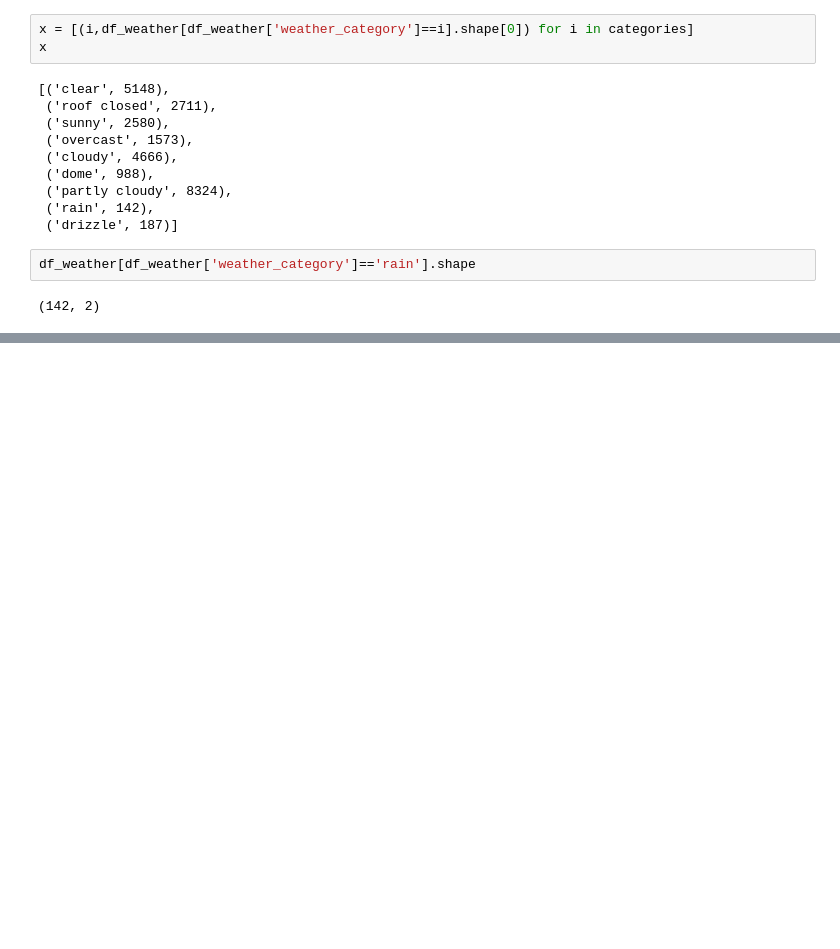
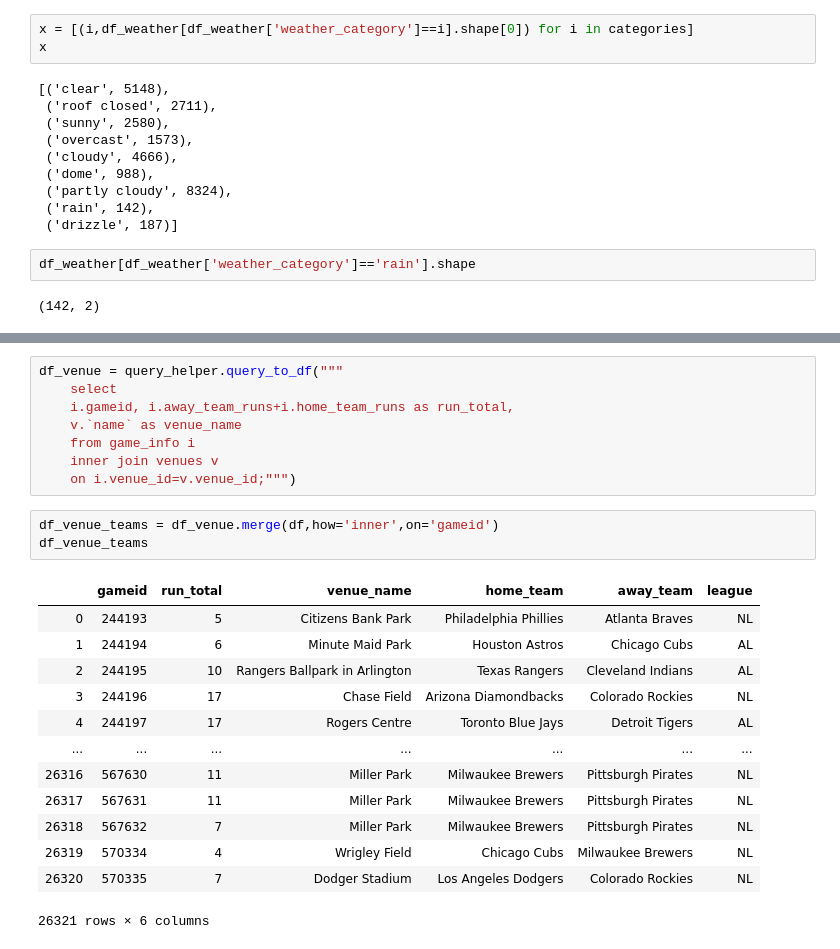
Before and after one commit to schlinkertc/MLB_Stats, a Jupyter notebook: analysis.ipynb, the cells around one changed output, grey strips where cells are left out. Drawn from its saved outputs; the diff is of its cells as text; blank space fills up the shorter version.

```diff
--- a/analysis.ipynb
+++ b/analysis.ipynb
@@ -273,0 +301,25 @@ clear = ['clear','sunny']
+# %%
+df_venue = query_helper.query_to_df("""
+    select
+    i.gameid, i.away_team_runs+i.home_team_runs as run_total,
+    v.`name` as venue_name
+    from game_info i
+    inner join venues v
+    on i.venue_id=v.venue_id;""")
+# %%
+df_venue_teams = df_venue.merge(df,how='inner',on='gameid')
+df_venue_teams
+# %% [output]
+|  | gameid | run_total | venue_name | home_team | away_team | league |
+| 0 | 244193 | 5 | Citizens Bank Park | Philadelphia Phillies | Atlanta Braves | NL |
+| 1 | 244194 | 6 | Minute Maid Park | Houston Astros | Chicago Cubs | AL |
+| 2 | 244195 | 10 | Rangers Ballpark in Arlington | Texas Rangers | Cleveland Indians | AL |
+| 3 | 244196 | 17 | Chase Field | Arizona Diamondbacks | Colorado Rockies | NL |
+| 4 | 244197 | 17 | Rogers Centre | Toronto Blue Jays | Detroit Tigers | AL |
+| ... | ... | ... | ... | ... | ... | ... |
+| 26316 | 567630 | 11 | Miller Park | Milwaukee Brewers | Pittsburgh Pirates | NL |
+| 26317 | 567631 | 11 | Miller Park | Milwaukee Brewers | Pittsburgh Pirates | NL |
+| 26318 | 567632 | 7 | Miller Park | Milwaukee Brewers | Pittsburgh Pirates | NL |
+| 26319 | 570334 | 4 | Wrigley Field | Chicago Cubs | Milwaukee Brewers | NL |
+| 26320 | 570335 | 7 | Dodger Stadium | Los Angeles Dodgers | Colorado Rockies | NL |
+26321 rows × 6 columns
```
Also changed, not shown: parts of 18 cells of this notebook.
